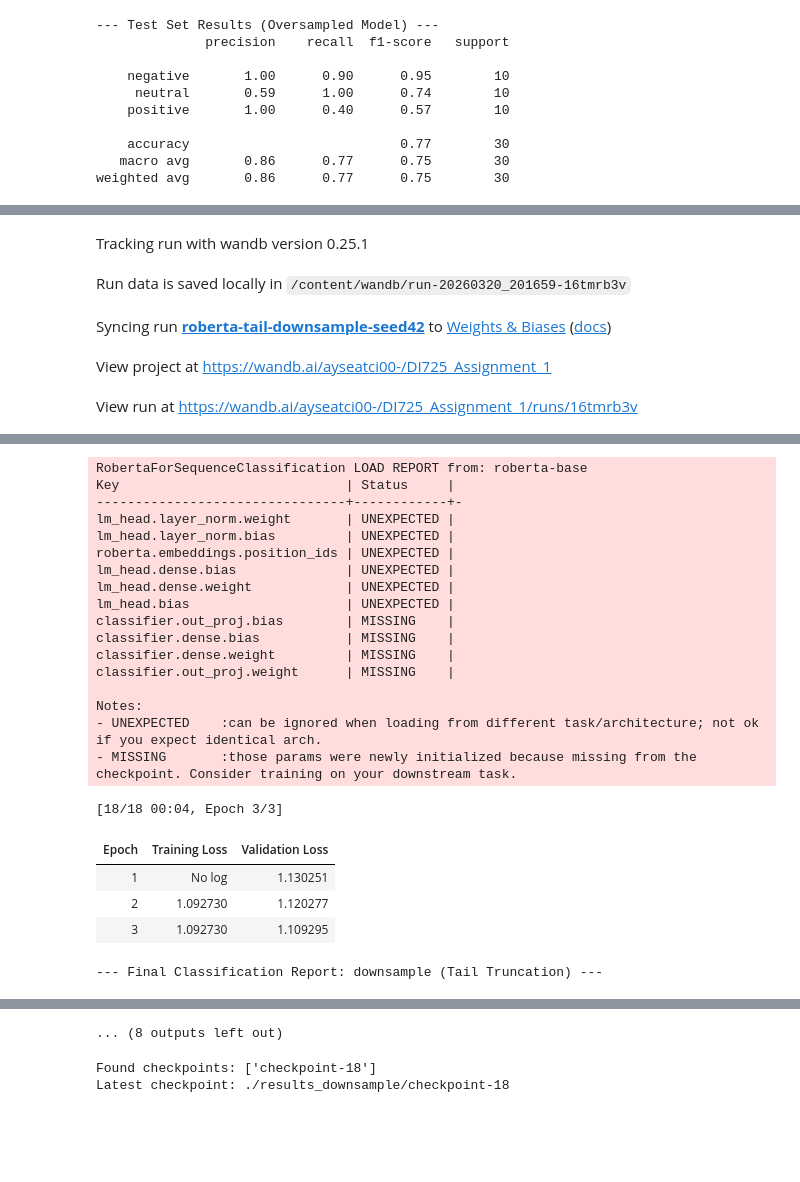
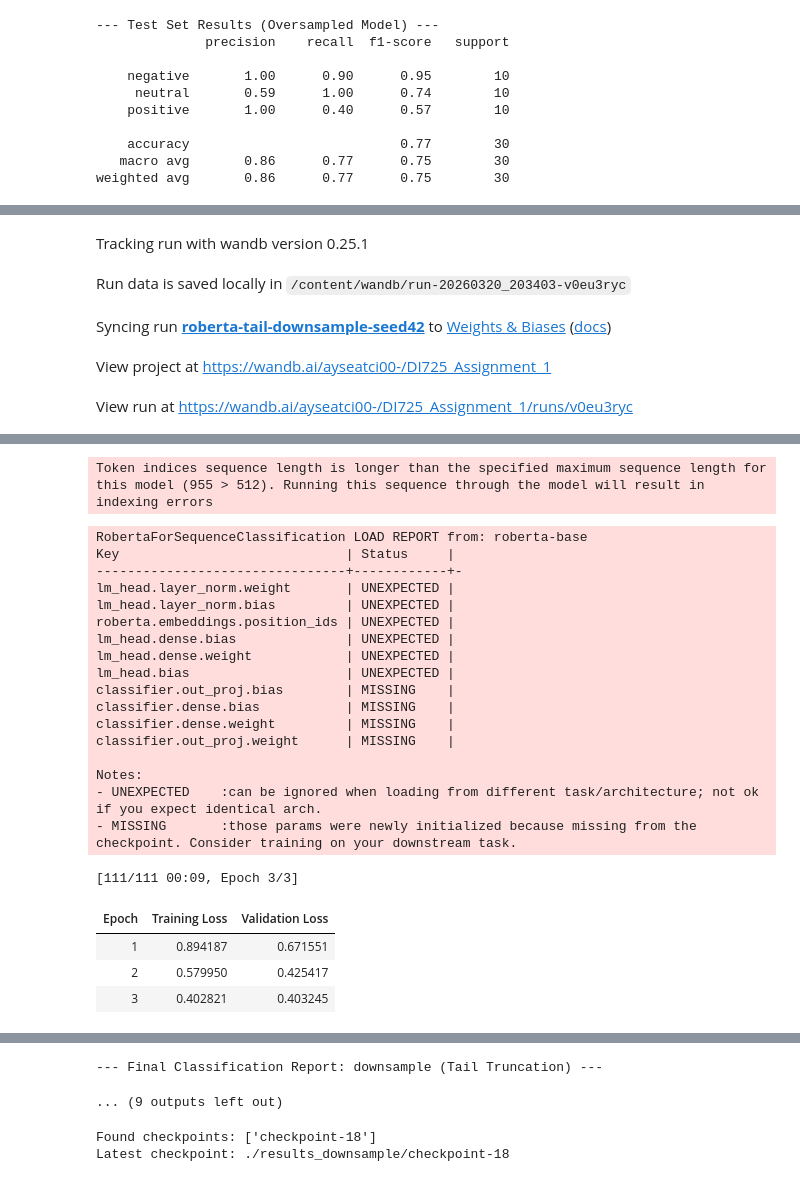
Before and after one commit to Ayseatci/DI725_Assignment1, a Jupyter notebook: notebooks/Base_RoBERTa.ipynb, the cells around one changed output, grey strips where cells are left out. Cells and saved outputs as stored; diff of their text form; code cells hidden in the pictures; blank space fills up the shorter version.

```diff
--- a/notebooks/Base_RoBERTa.ipynb
+++ b/notebooks/Base_RoBERTa.ipynb
@@ -1179,9 +1219,29 @@ if EXPERIMENT_TYPE == 'oversample':
     print("New Class Distribution:\n", train_df['label'].value_counts())
 
 elif EXPERIMENT_TYPE == 'downsample':
-    min_size = train_df['label'].value_counts().min()
-    lst = [train_df[train_df['label'] == i].sample(min_size, random_state=SEED) for i in range(3)]
+    counts = train_df['label'].value_counts()
+    min_size = counts.min()
+
+    multiplier = 10
+    target_cap = min_size * multiplier
+
+    lst = []
+    for i in range(3):
+        n_current = counts.get(i, 0)
+
+        if n_current <= target_cap:
+            lst.append(train_df[train_df['label'] == i])
+        else:
+            # Downsample the majority class to the cap
+            downsampled = train_df[train_df['label'] == i].sample(
+                target_cap,
+                random_state=SEED
+            )
+            lst.append(downsampled)
+
     train_df = pd.concat(lst).sample(frac=1, random_state=SEED).reset_index(drop=True)
+    print(f"Soft Downsampled Training Size: {len(train_df)}")
+    print("New Class Distribution:\n", train_df['label'].value_counts())
 
 train_dataset = Dataset.from_pandas(train_df.reset_index(drop=True))
 val_dataset = Dataset.from_pandas(val_df.reset_index(drop=True))
@@ -1246,7 +1306,7 @@ training_args = TrainingArguments(
     logging_steps=10,
     report_to="wandb",
     learning_rate=2e-5,
-    num_train_epochs=3,
+    num_train_epochs=5,
     per_device_train_batch_size=8,
     seed=SEED,
     data_seed=SEED,
@@ -1468,7 +1530,6 @@ elif EXPERIMENT_TYPE == 'downsample':
         n_current = counts.get(i, 0)
 
         if n_current <= target_cap:
-            # If the class is already small, keep it all
             lst.append(train_df[train_df['label'] == i])
         else:
             # Downsample the majority class to the cap
@@ -1545,7 +1606,7 @@ training_args = TrainingArguments(
     logging_steps=10,
     report_to="wandb",
     learning_rate=2e-5,
-    num_train_epochs=3,
+    num_train_epochs=5,
     per_device_train_batch_size=8,
     seed=SEED,
     data_seed=SEED,
@@ -1579,7 +1640,7 @@ wandb.finish()
 # %% [output]
 [interactive output not drawn]
 Tracking run with wandb version 0.25.1
-Run data is saved locally in /content/wandb/run-20260320_201659-16tmrb3v
+Run data is saved locally in /content/wandb/run-20260320_203403-v0eu3ryc
 Syncing run roberta-tail-downsample-seed42 to Weights & Biases (docs)
 View project at https://wandb.ai/ayseatci00-/DI725_Assignment_1
-View run at https://wandb.ai/ayseatci00-/DI725_Assignment_1/runs/16tmrb3v
+View run at https://wandb.ai/ayseatci00-/DI725_Assignment_1/runs/v0eu3ryc
@@ -1587,23 +1654,23 @@ Token indices sequence length is longer than the specified maximum sequence leng
-RobertaForSequenceClassification LOAD REPORT from: roberta-base
-Key                             | Status     |
---------------------------------+------------+-
-lm_head.layer_norm.weight       | UNEXPECTED |
-lm_head.layer_norm.bias         | UNEXPECTED |
-roberta.embeddings.position_ids | UNEXPECTED |
-lm_head.dense.bias              | UNEXPECTED |
-lm_head.dense.weight            | UNEXPECTED |
-lm_head.bias                    | UNEXPECTED |
-classifier.out_proj.bias        | MISSING    |
-classifier.dense.bias           | MISSING    |
-classifier.dense.weight         | MISSING    |
-classifier.out_proj.weight      | MISSING    |
-
-Notes:
-- UNEXPECTED    :can be ignored when loading from different task/architecture; not ok if you expect identical arch.
-- MISSING       :those params were newly initialized because missing from the checkpoint. Consider training on your downstream task.
+Token indices sequence length is longer than the specified maximum sequence length for this model (955 > 512). Running this sequence through the model will result in indexing errors
-[18/18 00:04, Epoch 3/3]
+RobertaForSequenceClassification LOAD REPORT from: roberta-base
+Key                             | Status     |
+--------------------------------+------------+-
+lm_head.layer_norm.weight       | UNEXPECTED |
+lm_head.layer_norm.bias         | UNEXPECTED |
+roberta.embeddings.position_ids | UNEXPECTED |
+lm_head.dense.bias              | UNEXPECTED |
+lm_head.dense.weight            | UNEXPECTED |
+lm_head.bias                    | UNEXPECTED |
+classifier.out_proj.bias        | MISSING    |
+classifier.dense.bias           | MISSING    |
+classifier.dense.weight         | MISSING    |
+classifier.out_proj.weight      | MISSING    |
+
+Notes:
+- UNEXPECTED    :can be ignored when loading from different task/architecture; not ok if you expect identical arch.
+- MISSING       :those params were newly initialized because missing from the checkpoint. Consider training on your downstream task.
+[111/111 00:09, Epoch 3/3]
 | Epoch | Training Loss | Validation Loss |
-| 1 | No log | 1.130251 |
-| 2 | 1.092730 | 1.120277 |
-| 3 | 1.092730 | 1.109295 |
+| 1 | 0.894187 | 0.671551 |
+| 2 | 0.579950 | 0.425417 |
+| 3 | 0.402821 | 0.403245 |
---- Final Classification Report: downsample (Tail Truncation) ---
@@ -1611,4 +1677,5 @@ Notes:
-... (8 outputs left out)
+--- Final Classification Report: downsample (Tail Truncation) ---
+... (9 outputs left out)
 # %%
 import os
 
```
Also changed, not shown: parts of 11 cells of this notebook.
